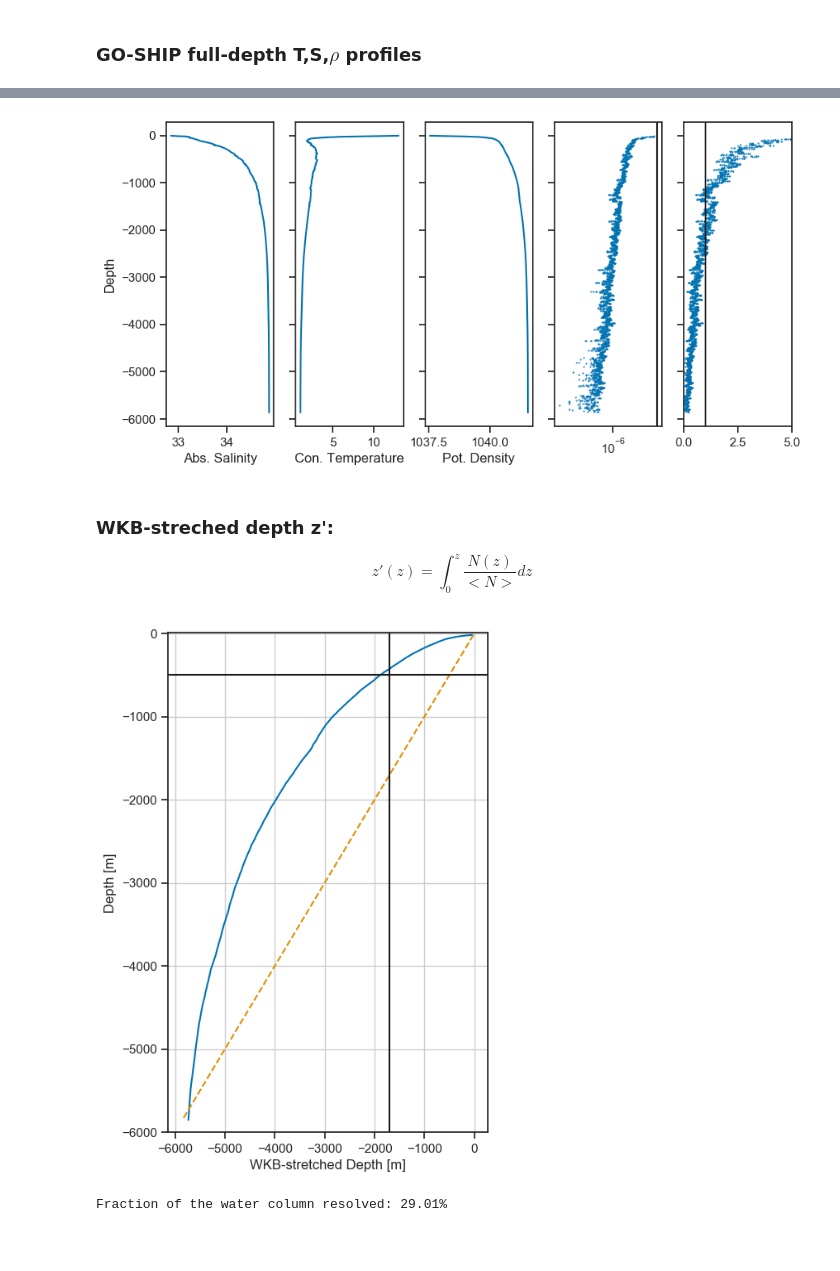
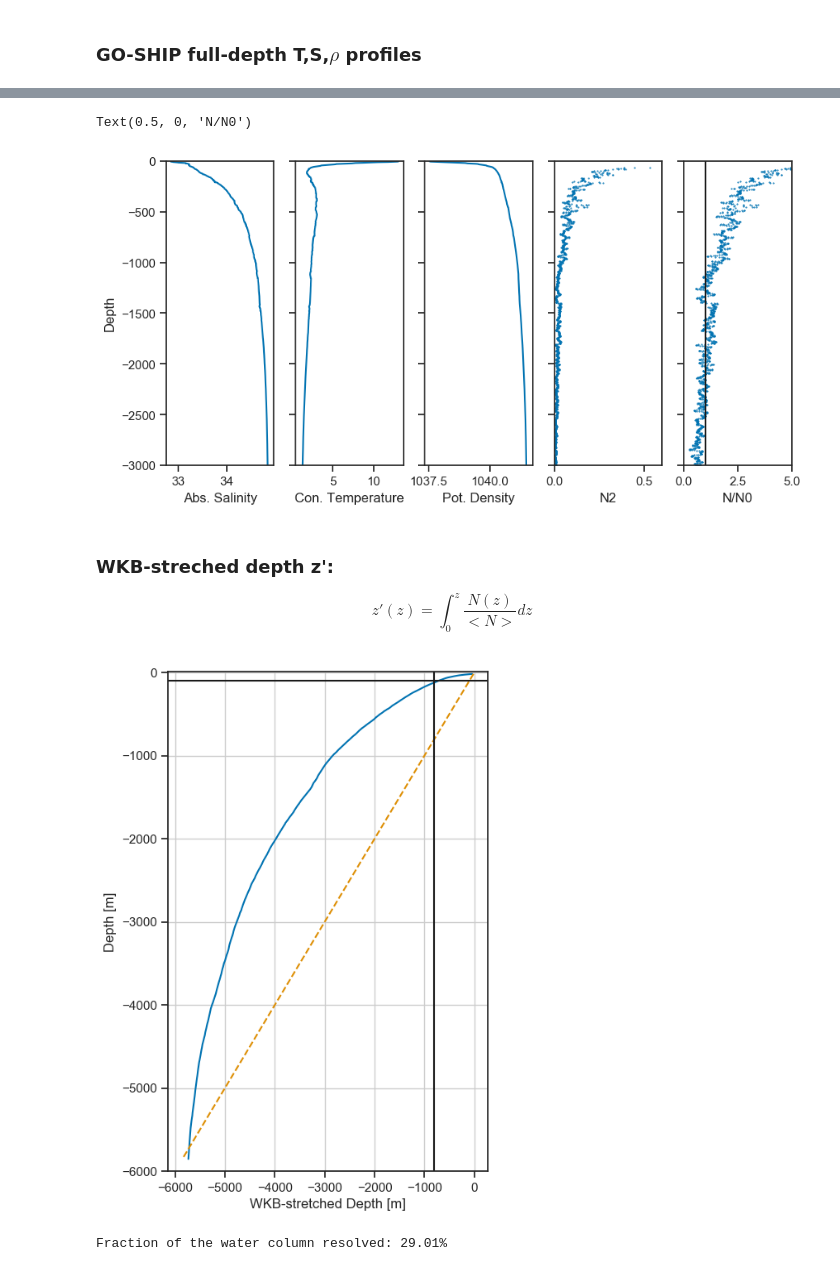
Before and after one commit to sessink/NIW, a Jupyter notebook: notebooks/vertical_modes.ipynb, the cells around one changed output, grey strips where cells are left out. Saved outputs shown, nothing was run; the diff lists cells and outputs as text; code cells hidden in the pictures; blank space fills up the shorter version.

```diff
--- a/notebooks/vertical_modes.ipynb
+++ b/notebooks/vertical_modes.ipynb
@@ -65,26 +71,31 @@ ds['N/N0'] = np.sqrt(ds.N2)/N0
 # %%
 f,ax = plt.subplots(1,5,sharey=True, figsize=(10,5))
 ax[0].plot(data.sal,data.z,'-')
 ax[0].set_ylabel('Depth')
 ax[0].set_xlabel('Abs. Salinity')
 ax[1].plot(data.tmp,data.z,'-')
 ax[1].set_xlabel('Con. Temperature')
 ax[2].plot(data.rho,data.z,'-')
 ax[2].set_xlabel('Pot. Density')
 
-ax[3].plot(ds.N2,ds.z,'.', markersize=1)
-ax[3].axvline(N0,color='k')
-ax[3].set_xscale('log')
+ax[3].plot(ds.N2*1e4,ds.z,'.', markersize=1)
+# ax[3].axvline(N0,color='k')
+# ax[3].set_xscale('log')
 # ax[3].set_xlim(5e-4,1e-2);
+ax[3].set_xlabel('N2')
+ax[3].set_xlim(0,0.6)
+ax[3].set_ylim(-3000,0)
 
 ax[4].plot(ds['N/N0'],ds.z,'.', markersize=1)
 ax[4].axvline(N0/N0,color='k')
 # ax[4].set_xscale('log')
 ax[4].set_xlim(0,5);
+ax[4].set_xlabel('N/N0')
 
 # plt.ylim(-1000,0)
 # %% [output]
+Text(0.5, 0, 'N/N0')
-[figure, old version]
+[figure, new version]
 # %% [markdown]
 ### WKB-streched depth z':
 $$
@@ -99,15 +110,15 @@ zprime = integrate.cumtrapz(ds['N/N0'],ds['z'])
 plt.figure(figsize=(5,8))
 plt.plot(zprime,zmid)
 plt.plot(zmid,zmid,linestyle='dashed')
-plt.axhline(-500, color='k')
-plt.axvline(-1700, color='k')
+plt.axhline(-100, color='k')
+plt.axvline(-800, color='k')
 # plt.annotate('max. z observation',(-6000,-400))
 plt.ylabel('Depth [m]')
 plt.xlabel("WKB-stretched Depth [m]")
 plt.grid()
 plt.ylim(-6000,10);
 # %% [output]
-[figure, old version]
+[figure, new version]
 # %%
 fraction_resolved = -100*1700/ds.z.min()
 print(f'Fraction of the water column resolved: {fraction_resolved:2.2f}%')
```
Also changed, not shown: parts of 16 cells of this notebook.
